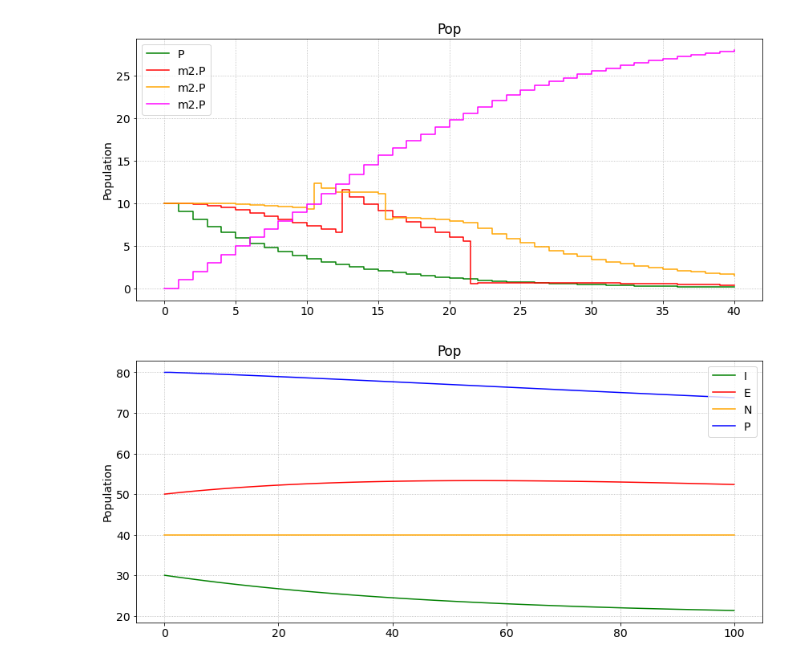
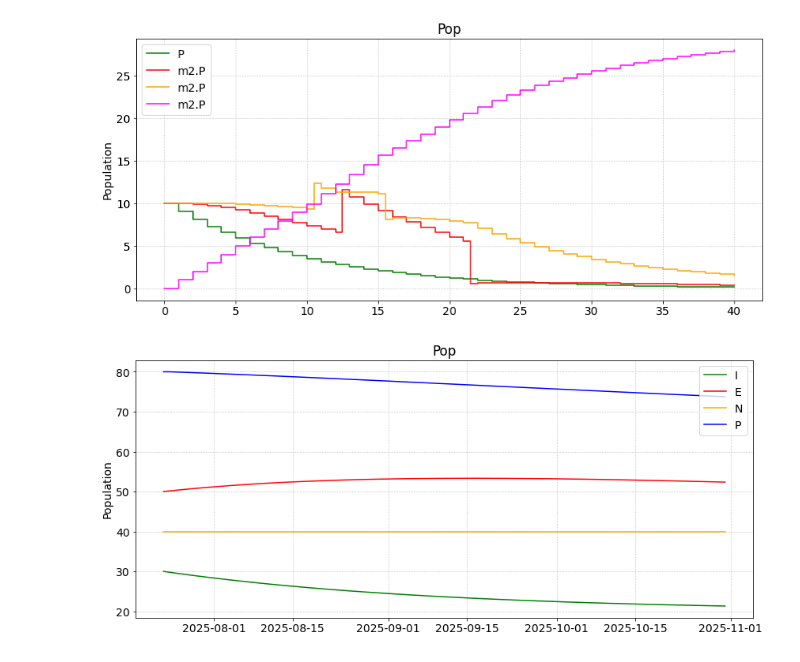
Before and after one commit to DND-DRDC-RDDC/OS_PyCoMod, a Jupyter notebook: test.ipynb, the cells around one changed output. Saved outputs shown, nothing was run; the diff lists cells and outputs as text; code cells hidden in the pictures.

```diff
--- a/test.ipynb
+++ b/test.ipynb
@@ -393,10 +395,10 @@ m7 = MEAD()
 mgr = pcm.RunManager()
 mgr.run(m7, duration=100, label='My run')
 # %%
-plt = pcm.Plotter(title='Pop', ylabel='Population', fontsize=14)
+plt = pcm.Plotter(title='Pop', ylabel='Population', fontsize=14, xdates=True)
 plt.plot(mgr['My run']['output']['I'], color='green', label='I', step=False)
 plt.plot(mgr['My run']['output']['E'], color='red', label='E', step=False)
 plt.plot(mgr['My run']['output']['N'], color='orange', label='N', step=False)
 plt.plot(mgr['My run']['output']['P'], color='blue', label='P', step=False)
 # %% [output]
-[figure, old version]
+[figure, new version]
```
Also changed, not shown: parts of 9 cells of this notebook, 4 other files.
